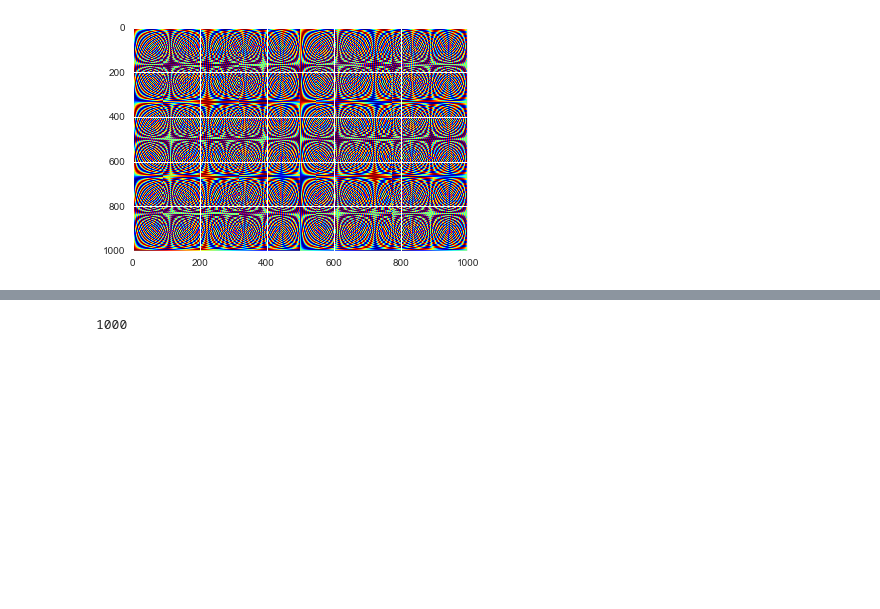
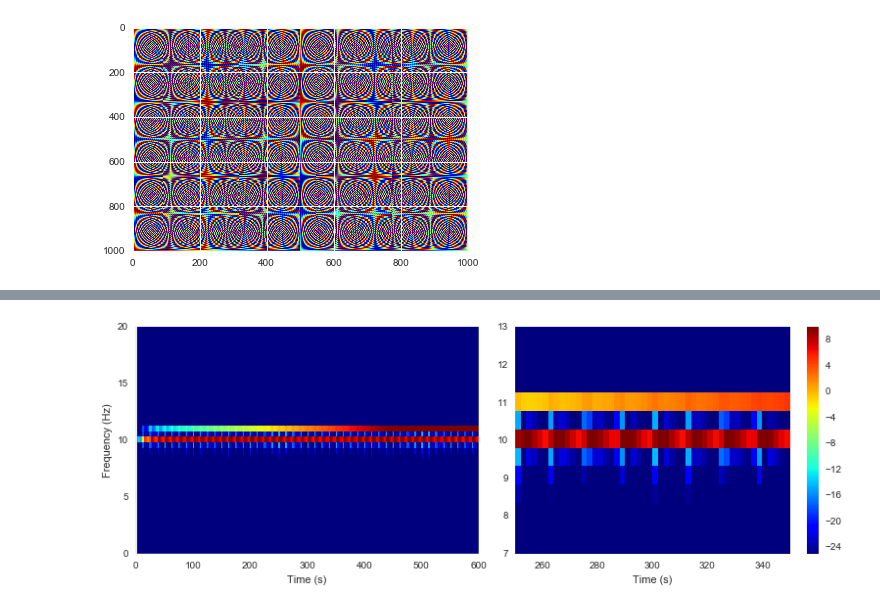
Before and after one commit to adam2392/paremap, a Jupyter notebook: notebooks/descriptive_analysis/Robust Spectrotemporal Decomposition Via IRLS Reference.ipynb, the cells around one changed output, grey strips where cells are left out. Drawn from its saved outputs; the diff is of its cells as text; code cells hidden in the pictures; blank space fills up the shorter version.

```diff
--- a/notebooks/descriptive_analysis/Robust Spectrotemporal Decomposition Via IRLS Reference.ipynb
+++ b/notebooks/descriptive_analysis/Robust Spectrotemporal Decomposition Via IRLS Reference.ipynb
@@ -261,4 +277,23 @@ ValueError: operands could not be broadcast together with shapes (1000,300) (100
-# %%
-print W
-# %% [output]
-1000
+# %%
+## plotting
+xPSD = 10*np.log10(np.abs(xEst)**2)
+
+fig, ax = plt.subplots(nrows=1,ncols=2,figsize=(11,4))
+
+im1 = ax[0].imshow(xPSD,origin='lower',extent=[0,N*W//fs,0,fs//2-5],aspect='auto',interpolation='none', cmap='jet')
+ax[0].set_ylim([0,20])
+ax[0].set_ylabel('Frequency (Hz)')
+ax[0].set_xlabel('Time (s)')
+ax[0].grid(False)
+im1.set_clim(-25,10)
+
+im2 = ax[1].imshow(xPSD,origin='lower',extent=[0,N*W//fs,0,fs//2-5],aspect='auto',interpolation='none', cmap='jet')
+ax[1].set_xlim([250,350])
+ax[1].set_ylim([7,13])
+ax[1].set_xlabel('Time (s)')
+ax[1].grid(False)
+fig.tight_layout()
+im2.set_clim(-25,10)
+cb = fig.colorbar(im2)
+# %% [output]
+[figure, added]
```
Also changed, not shown: parts of 3 cells of this notebook, 4 other files.
